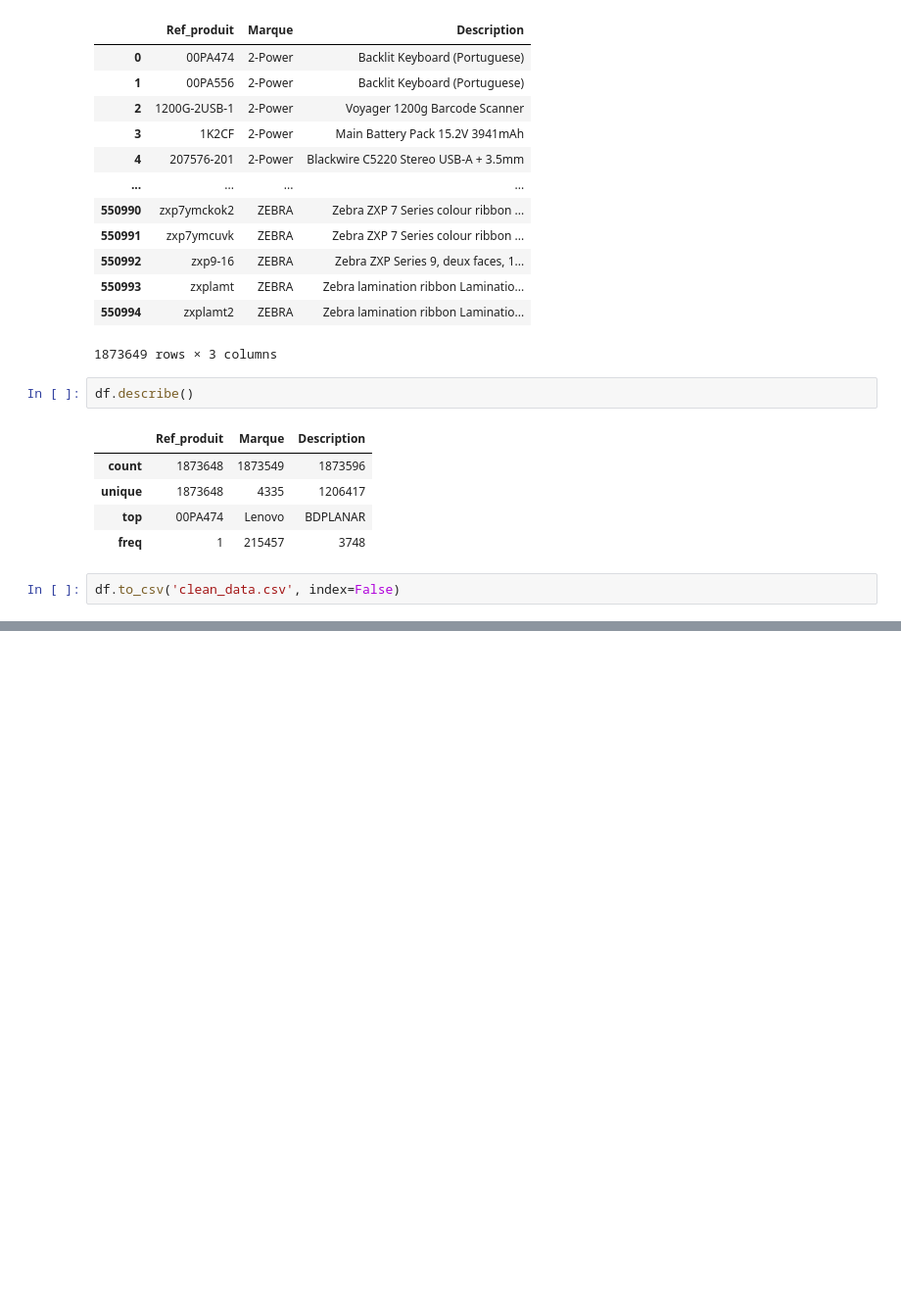
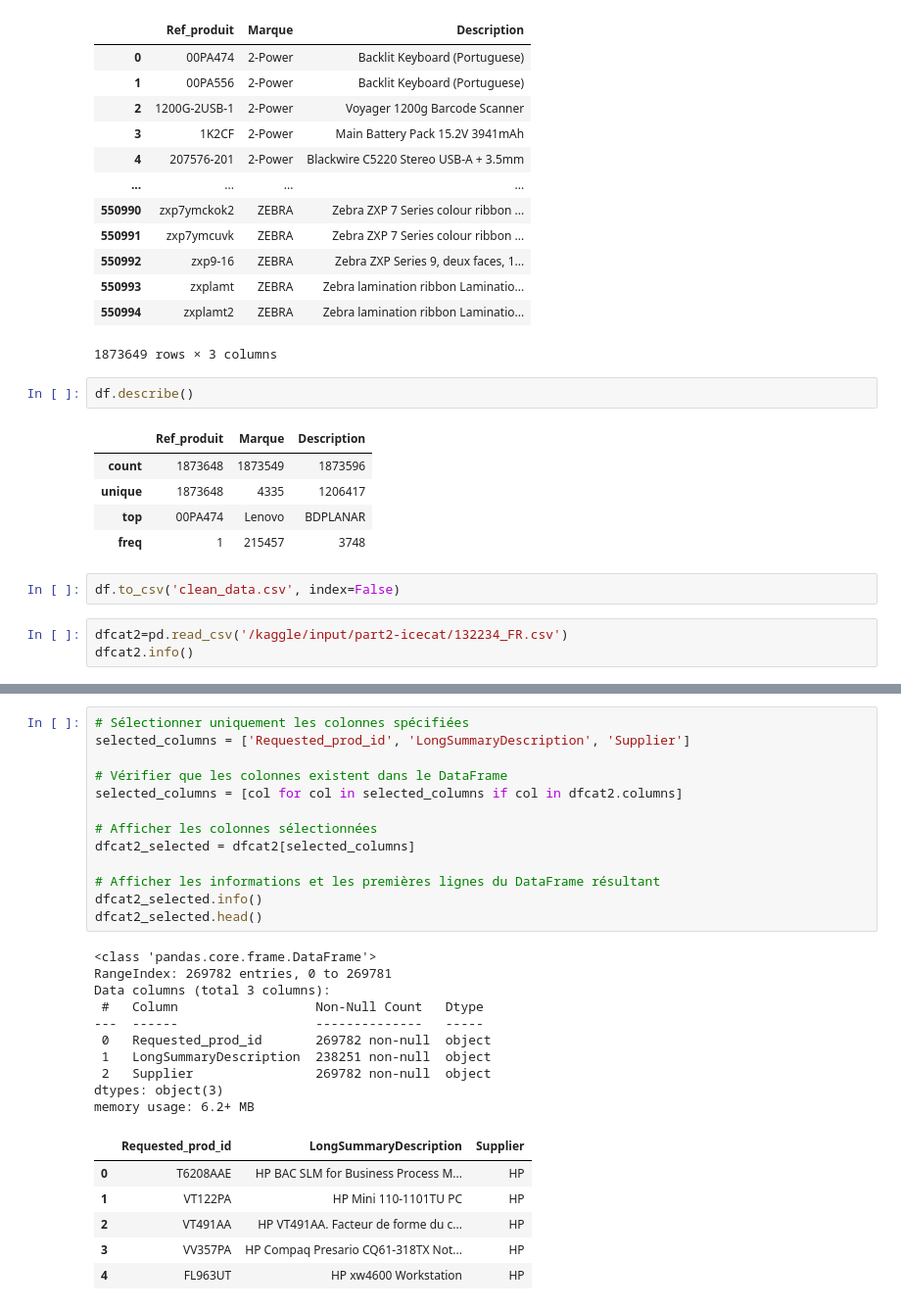
Before and after one commit to IruhDegSet/stage_projet, a Jupyter notebook: data-preprocessing.ipynb, the cells around one changed output, grey strips where cells are left out. Shown at 98% size. Saved outputs shown, nothing was run; the diff lists cells and outputs as text; blank space fills up the shorter version.

```diff
--- a/data-preprocessing.ipynb
+++ b/data-preprocessing.ipynb
@@ -1484,3 +1481,6 @@ df.describe()
 | freq | 1 | 215457 | 3748 |
 # %%
 df.to_csv('clean_data.csv', index=False)
+# %%
+dfcat2=pd.read_csv('/kaggle/input/part2-icecat/132234_FR.csv')
+dfcat2.info()
@@ -1486,0 +1559,30 @@ df.to_csv('clean_data.csv', index=False)
+# %%
+# Sélectionner uniquement les colonnes spécifiées
+selected_columns = ['Requested_prod_id', 'LongSummaryDescription', 'Supplier']
+
+# Vérifier que les colonnes existent dans le DataFrame
+selected_columns = [col for col in selected_columns if col in dfcat2.columns]
+
+# Afficher les colonnes sélectionnées
+dfcat2_selected = dfcat2[selected_columns]
+
+# Afficher les informations et les premières lignes du DataFrame résultant
+dfcat2_selected.info()
+dfcat2_selected.head()
+# %% [output]
+<class 'pandas.core.frame.DataFrame'>
+RangeIndex: 269782 entries, 0 to 269781
+Data columns (total 3 columns):
+ #   Column                  Non-Null Count   Dtype
+---  ------                  --------------   -----
+ 0   Requested_prod_id       269782 non-null  object
+ 1   LongSummaryDescription  238251 non-null  object
+ 2   Supplier                269782 non-null  object
+dtypes: object(3)
+memory usage: 6.2+ MB
+|  | Requested_prod_id | LongSummaryDescription | Supplier |
+| 0 | T6208AAE | HP BAC SLM for Business Process M... | HP |
+| 1 | VT122PA | HP Mini 110-1101TU PC | HP |
+| 2 | VT491AA | HP VT491AA. Facteur de forme du c... | HP |
+| 3 | VV357PA | HP Compaq Presario CQ61-318TX Not... | HP |
+| 4 | FL963UT | HP xw4600 Workstation | HP |
```
Also changed, not shown: parts of 10 cells of this notebook.
